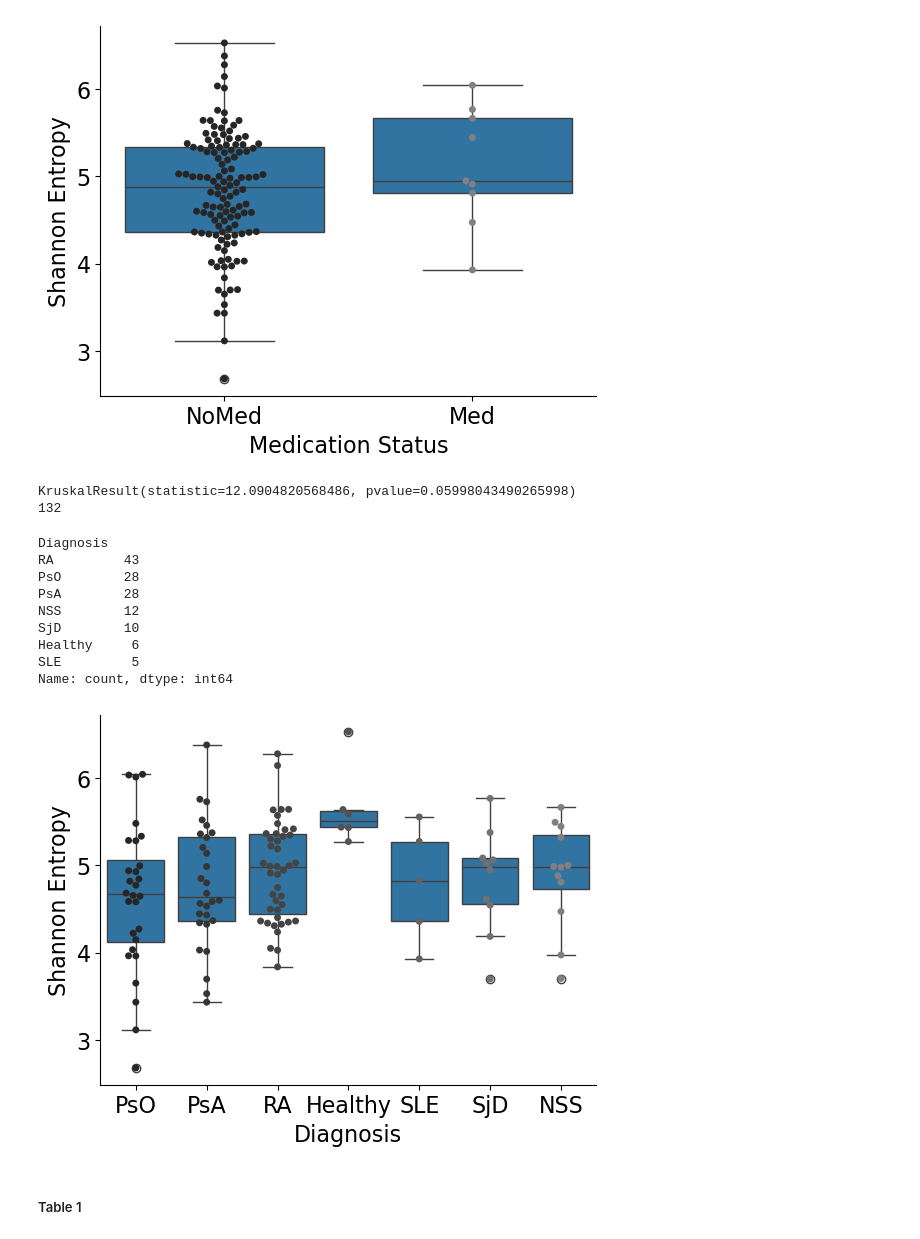
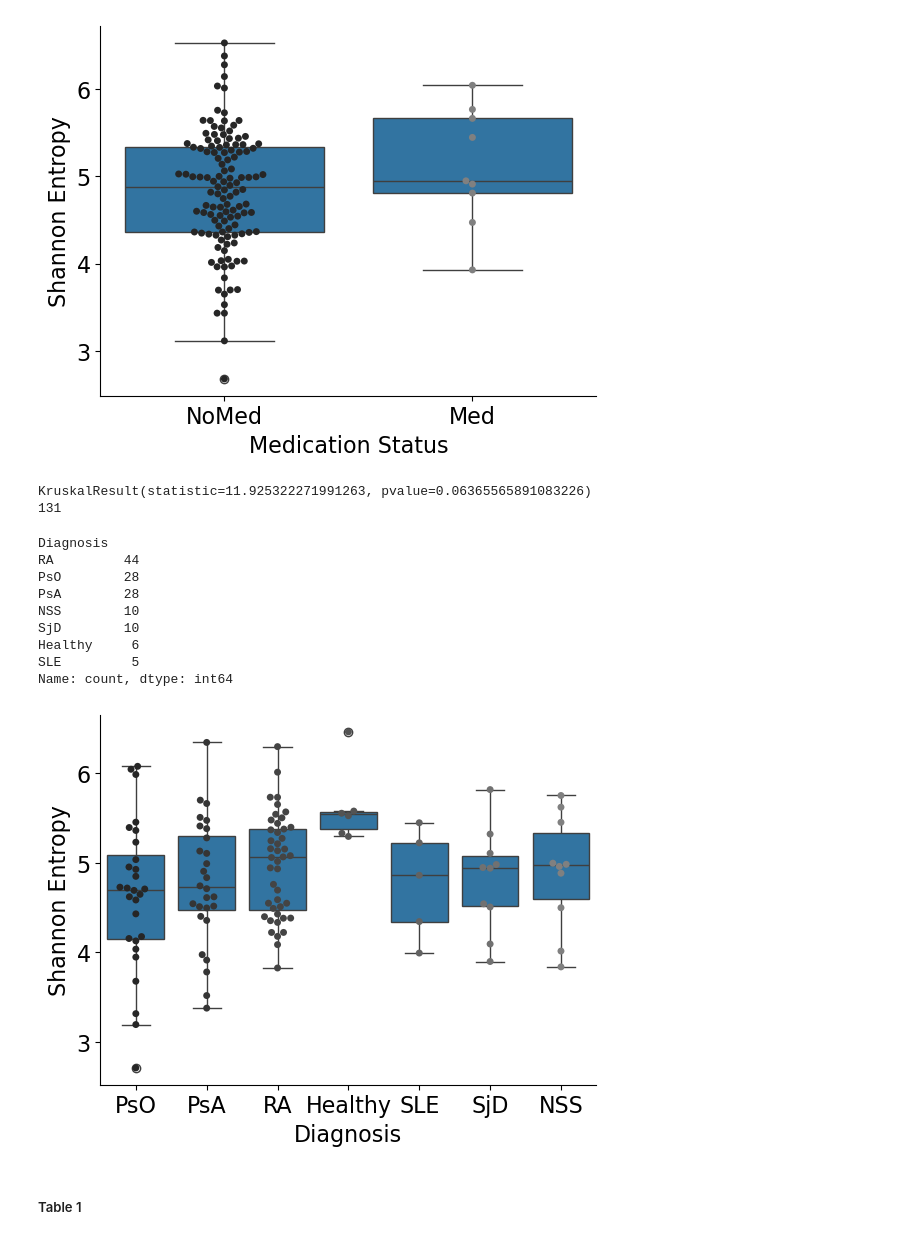
Before and after one commit to kbpi314/ampaim, a Jupyter notebook: code/AMPAIM_v10.ipynb, the cells around one changed output. Cells and saved outputs as stored; diff of their text form; code cells hidden in the pictures.

```diff
--- a/code/AMPAIM_v10.ipynb
+++ b/code/AMPAIM_v10.ipynb
@@ -430,7 +430,7 @@ Name: count, dtype: int64
 [figure]
 # %%
 # plot nicer alpha div
-df_alpha = pd.read_csv(path + 'inputs/Q2_MSQ138_141_noctrl_noeiser_nocd_correct/metadata.tsv', sep='\t')
+df_alpha = pd.read_csv(path + 'inputs/Q2_MSQ138_141_noctrl_noeiser_nocd_correct_new/metadata.tsv', sep='\t')
 df_alpha = df_alpha.iloc[1:,:]
 df_alpha = df_alpha.set_index('id')
 
@@ -443,38 +443,38 @@ df_alpha['shannon_entropy'] = df_alpha['shannon_entropy'].map(lambda x: float(x)
 pairs = [('non-sjogrens sicca','NSS'), ('pso','PsO'), ('psa','PsA'), ('sle','SLE'), ('ss','SjD'),('healthy','Healthy')]
 for p in pairs:
     df_alpha['Diagnosis'] = df_alpha['Diagnosis'].replace(p[0],p[1])
 
 
 # KW test
 print(scipy.stats.kruskal(*list(df_alpha.groupby('Diagnosis')['shannon_entropy'].apply(list).values), nan_policy='propagate', axis=0, keepdims=False))
 
 # do sns
 ax = sns.boxplot(data=df_alpha, x='Diagnosis', y='shannon_entropy')
 sns.swarmplot(data=df_alpha, x='Diagnosis', y='shannon_entropy', palette='dark:grey', hue=None)
 
 # ax.axes.set_title("Title",fontsize=48)
 ax.set_ylabel("Shannon Entropy",fontsize=16)
 ax.set_xlabel("Diagnosis",fontsize=16)
 ax.tick_params(labelsize=16)
 #plt.xticks(rotation=45)
 sns.despine()
 # plt.savefig(path + 'inputs/Qiime2_0_KB_batch/adiv.pdf')
 df_alpha.to_csv(path + 'outputs/jobs27/df_alpha.tsv', sep='\t')
 print(len(df_alpha))
 df_alpha.Diagnosis.value_counts()
 # %% [output]
-KruskalResult(statistic=12.0904820568486, pvalue=0.05998043490265998)
-132
+KruskalResult(statistic=11.925322271991263, pvalue=0.06365565891083226)
+131
 Diagnosis
-RA         43
+RA         44
 PsO        28
 PsA        28
-NSS        12
+NSS        10
 SjD        10
 Healthy     6
 SLE         5
 Name: count, dtype: int64
-[figure, old version]
+[figure, new version]
 # %% [markdown]
 ##### Table 1 #####
 # %%
```
Also changed, not shown: 12 other files.
